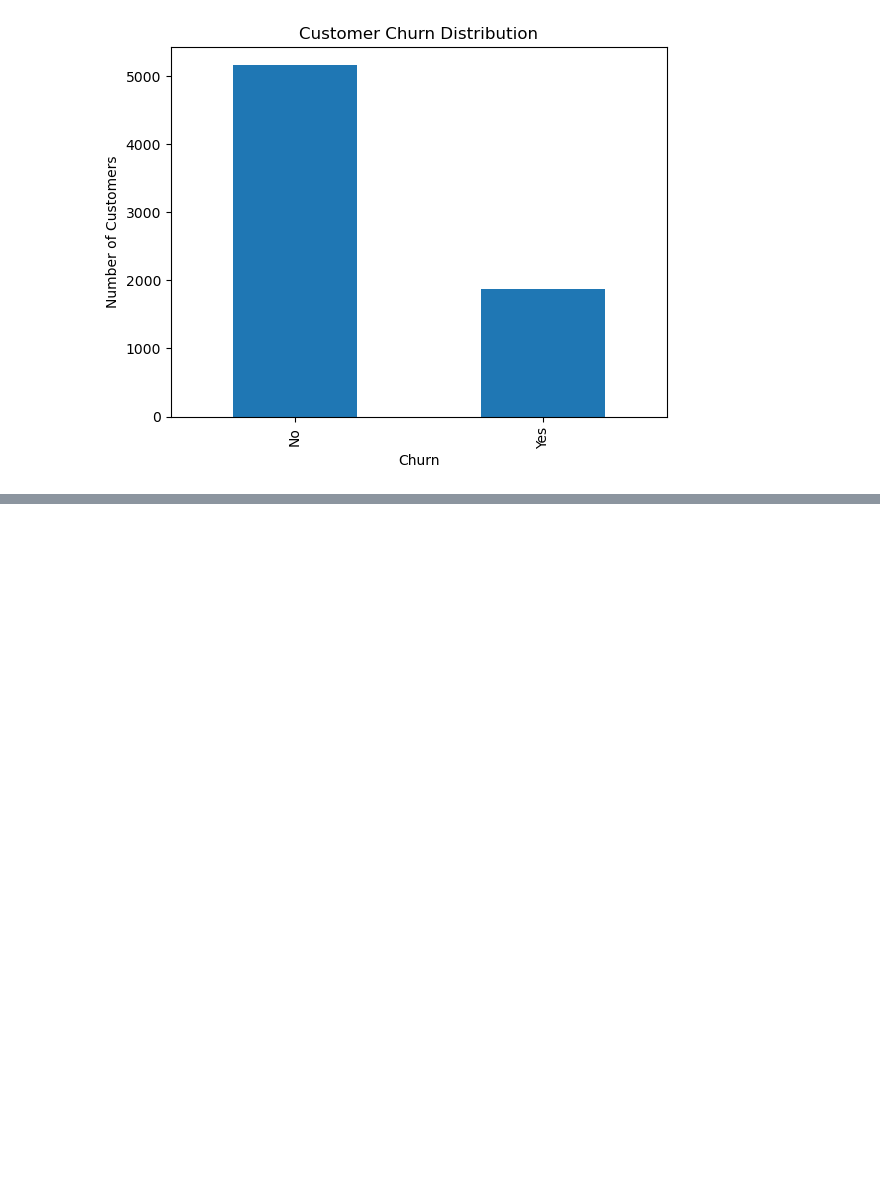
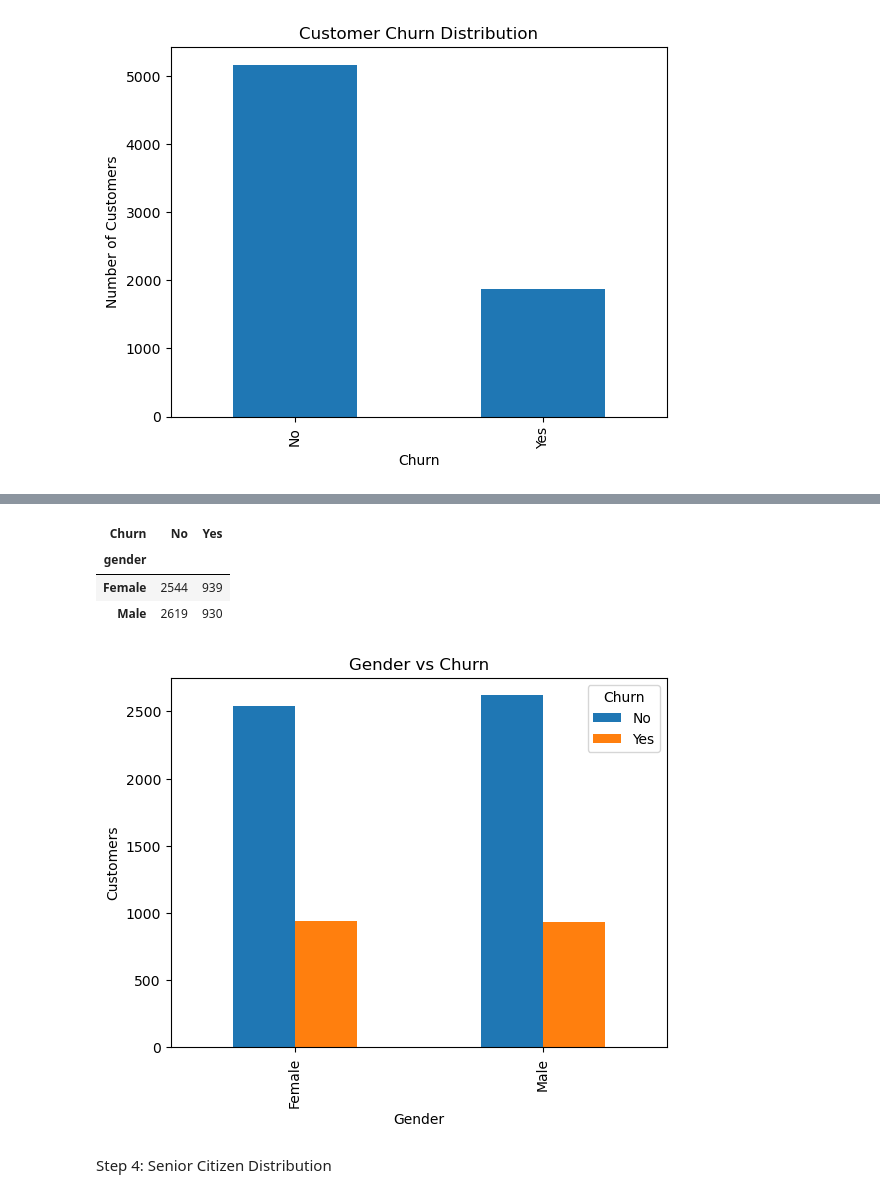
Before and after one commit to pavansb09/Customer-Churn-Prediction, a Jupyter notebook: Notebook/Customer_Churn_Analysis.ipynb, the cells around one changed output, grey strips where cells are left out. Drawn from its saved outputs; the diff is of its cells as text; code cells hidden in the pictures; blank space fills up the shorter version.

```diff
--- a/Notebook/Customer_Churn_Analysis.ipynb
+++ b/Notebook/Customer_Churn_Analysis.ipynb
@@ -288,0 +315,18 @@ plt.show()
+# %%
+pd.crosstab(df["gender"], df["Churn"])
+# %% [output]
+| Churn | No | Yes |
+| gender |  |  |
+| Female | 2544 | 939 |
+| Male | 2619 | 930 |
+# %%
+pd.crosstab(df["gender"], df["Churn"]).plot(kind="bar")
+
+plt.title("Gender vs Churn")
+plt.xlabel("Gender")
+plt.ylabel("Customers")
+plt.show()
+# %% [output]
+[figure, added]
+# %% [markdown]
+Step 4: Senior Citizen Distribution
```
Also changed, not shown: parts of 115 cells of this notebook.
